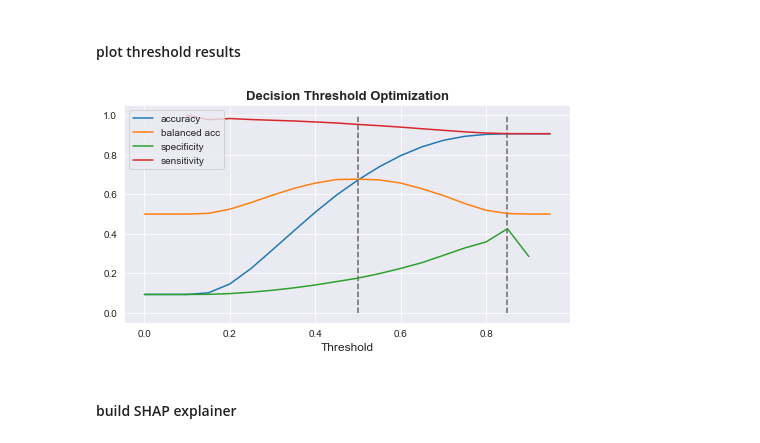
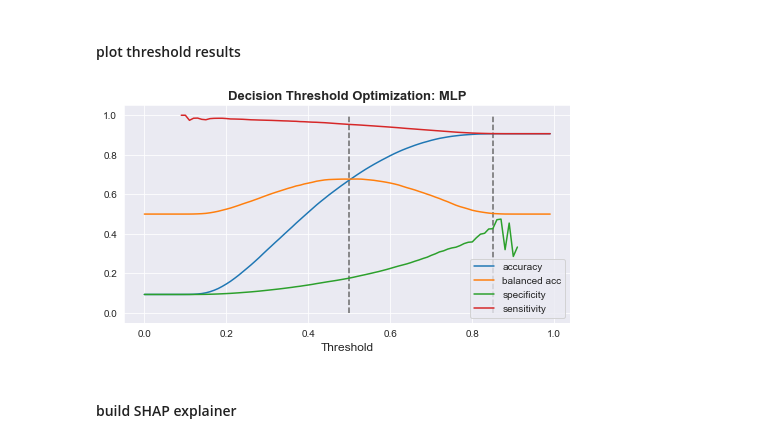
Before and after one commit to analiseb/UB-Masters-Thesis, a Jupyter notebook: MODEL_predictions.ipynb, the cells around one changed output. Drawn from its saved outputs; the diff is of its cells as text; code cells hidden in the pictures.

```diff
--- a/MODEL_predictions.ipynb
+++ b/MODEL_predictions.ipynb
@@ -42,7 +46,7 @@ model.compile(loss='binary_crossentropy', #categorical_hinge
 # %% [markdown]
 #### split data and predict probabilities on test dataset
 # %%
-_,  X_test, _, y_test = utilities.process_features(df, 'CVD', RobustScaler(), one_hot=True, val=False, test_size=0.3)
+X_train, X_val,  X_test, y_train, y_val, y_test = utilities.process_features(df, 'CVD', RobustScaler(), one_hot=True, val=True, test_size=0.3)
 
-y_prob = model.predict(X_test) # outputs probablity assigned to Class 1
-y_prob
+# y_prob = model.predict(X_test) # outputs probablity assigned to Class 1
+# y_prob
@@ -95,6 +90,26 @@ def confusion_eval(model, X_test, y_test, threshold=0.5):
     print('accuracy : ', accuracy)
     print('balanced accuracy: ', bal_accuracy)
     return conf_mat, sensitivity, specificity, accuracy, bal_accuracy
+# %%
+def confusion_eval2(predictions, X_test, y_test, threshold=0.5):
+    """
+    Takes in model, testing data, and decision threshold and outputs prediction performance (confusion matrix,
+    sensitivity, specificity, and accuracy)
+    """
+    y_predicted = (predictions >= threshold)
+
+    conf_mat = confusion_matrix(y_test, y_predicted)
+    print(conf_mat)
+    total = sum(sum(conf_mat))
+    sensitivity = conf_mat[0, 0]/(conf_mat[0, 0] + conf_mat[1, 0])
+    specificity = conf_mat[1, 1]/(conf_mat[1, 1] + conf_mat[0, 1])
+    accuracy = (conf_mat[0, 0] + conf_mat[1, 1])/total
+    bal_accuracy = balanced_accuracy_score(y_test, y_predicted)
+    print('specificity : ', specificity)
+    print('sensitivity : ', sensitivity)
+    print('accuracy : ', accuracy)
+    print('balanced accuracy: ', bal_accuracy)
+    return conf_mat, sensitivity, specificity, accuracy, bal_accuracy
 # %% [markdown]
 ### let's figure out the best threshold to minimize false negatives!
 
@@ -121,8 +134,9 @@ plt.show()
 # %%
-test_thresholds=np.arange(0,1,0.05)
+y_prob = model.predict(X_test)
+test_thresholds=np.arange(0,1,0.01)
 df_results = pd.DataFrame(columns = ['threshold', 'specificity', 'sensitivity', 'accuracy', 'balanced accuracy'])
 for threshold in test_thresholds:
-    mat, sens,spec, acc, bal = confusion_eval(model, X_test, y_test, threshold=threshold)
+    mat, sens,spec, acc, bal = confusion_eval2(y_prob, X_test, y_test, threshold=threshold)
 
     df_new = pd.DataFrame({'threshold':threshold, 'specificity':spec, 'sensitivity':sens, 'accuracy':acc, 'balanced accuracy':bal}, index=[0])
     df_results = pd.concat([df_results,df_new])
@@ -186,26 +267,27 @@ df_results
 # %%
 sns.set_style("darkgrid")
 
 # plot lines
 plt.figure(figsize=(8,4))
 plt.plot(df_results['threshold'], df_results['accuracy'], label = "accuracy")
 plt.plot(df_results['threshold'], df_results['balanced accuracy'], label = "balanced acc")
 plt.plot(df_results['threshold'], df_results['specificity'], label = "specificity")
 plt.plot(df_results['threshold'], df_results['sensitivity'], label = "sensitivity")
 # single line
 plt.vlines(x = 0.5, ymin = 0, ymax = 1.0,
            colors = 'dimgray',
            linestyle='--')
 plt.vlines(x = 0.85, ymin = 0, ymax = 1.0,
            colors = 'dimgray',
            linestyle='--')
-plt.legend(loc='upper left')
-plt.title('Decision Threshold Optimization', fontsize=13, fontweight='bold')
+# plt.legend(loc='upper left')
+plt.legend(loc='lower right')
+plt.title('Decision Threshold Optimization: MLP', fontsize=13, fontweight='bold')
 plt.xlabel('Threshold', fontsize=12)
 plt.savefig('charts/models/MLP/mlp_threshold_balanced.png', bbox_inches='tight')
 plt.show()
 # %% [output]
-[figure, old version]
+[figure, new version]
 # %% [markdown]
 #### build SHAP explainer
 # %%
```
Also changed, not shown: parts of 16 cells of this notebook, 7 other files.
